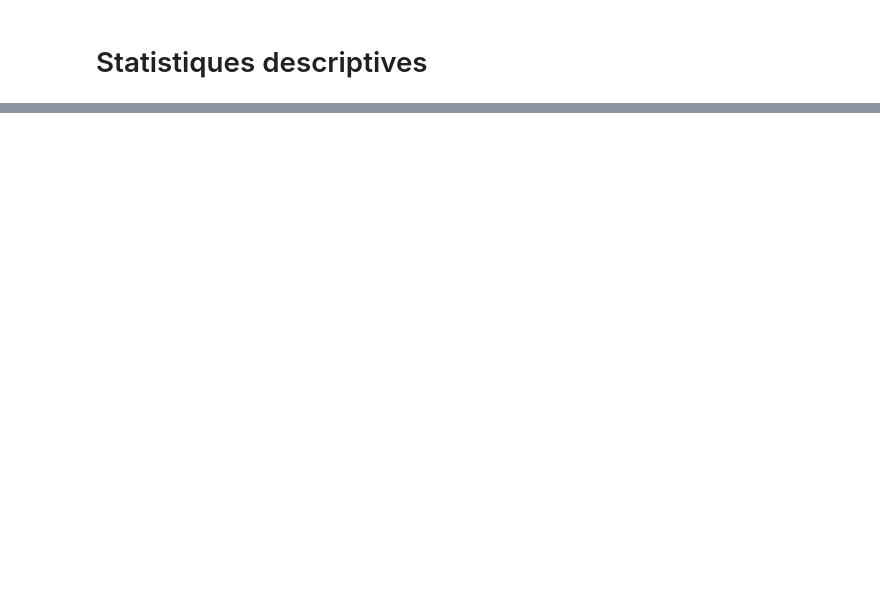
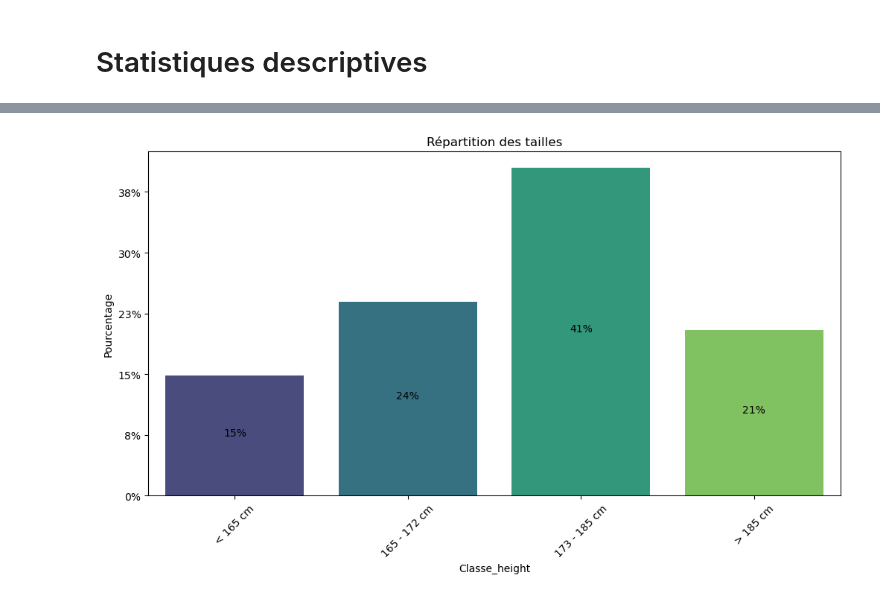
Before and after one commit to LepercqLouise/Rendu_MLOPS, a Jupyter notebook: MLOPS_Louise_Cyrielle.ipynb, the cells around one changed output, grey strips where cells are left out. Cells and saved outputs as stored; diff of their text form; code cells hidden in the pictures; blank space fills up the shorter version.

```diff
--- a/MLOPS_Louise_Cyrielle.ipynb
+++ b/MLOPS_Louise_Cyrielle.ipynb
@@ -201,0 +380,32 @@ print(valeurs_manquantes_par_variable2)
+# %%
+import matplotlib.pyplot as plt
+import seaborn as sns
+from matplotlib.ticker import FuncFormatter
+
+plt.figure(figsize=(12, 6))
+
+# Comptez les occurrences de chaque catégorie
+total = float(len(base_summer_2000_net["Classe_height"]))
+
+# Utilisez sns.countplot pour afficher le graphique à barres
+ax = sns.countplot(x="Classe_height", data=base_summer_2000_net, palette='viridis')
+
+# Modifiez l'axe y pour être en pourcentage
+def percent_formatter(x, pos):
+    return f'{(x / total):.0%}'
+
+ax.yaxis.set_major_formatter(FuncFormatter(percent_formatter))
+
+# Ajoutez les pourcentages au centre des barres
+for p in ax.patches:
+    height = p.get_height()
+    ax.text(p.get_x() + p.get_width() / 2., height / 2,
+            '{:.0%}'.format(height / total), ha="center")
+
+plt.title('Répartition des tailles')
+plt.xlabel("Classe_height")
+plt.ylabel('Pourcentage')
+plt.xticks(rotation=45)
+plt.show()
+# %% [output]
+[figure, added]
```
Also changed, not shown: parts of 22 cells of this notebook.
